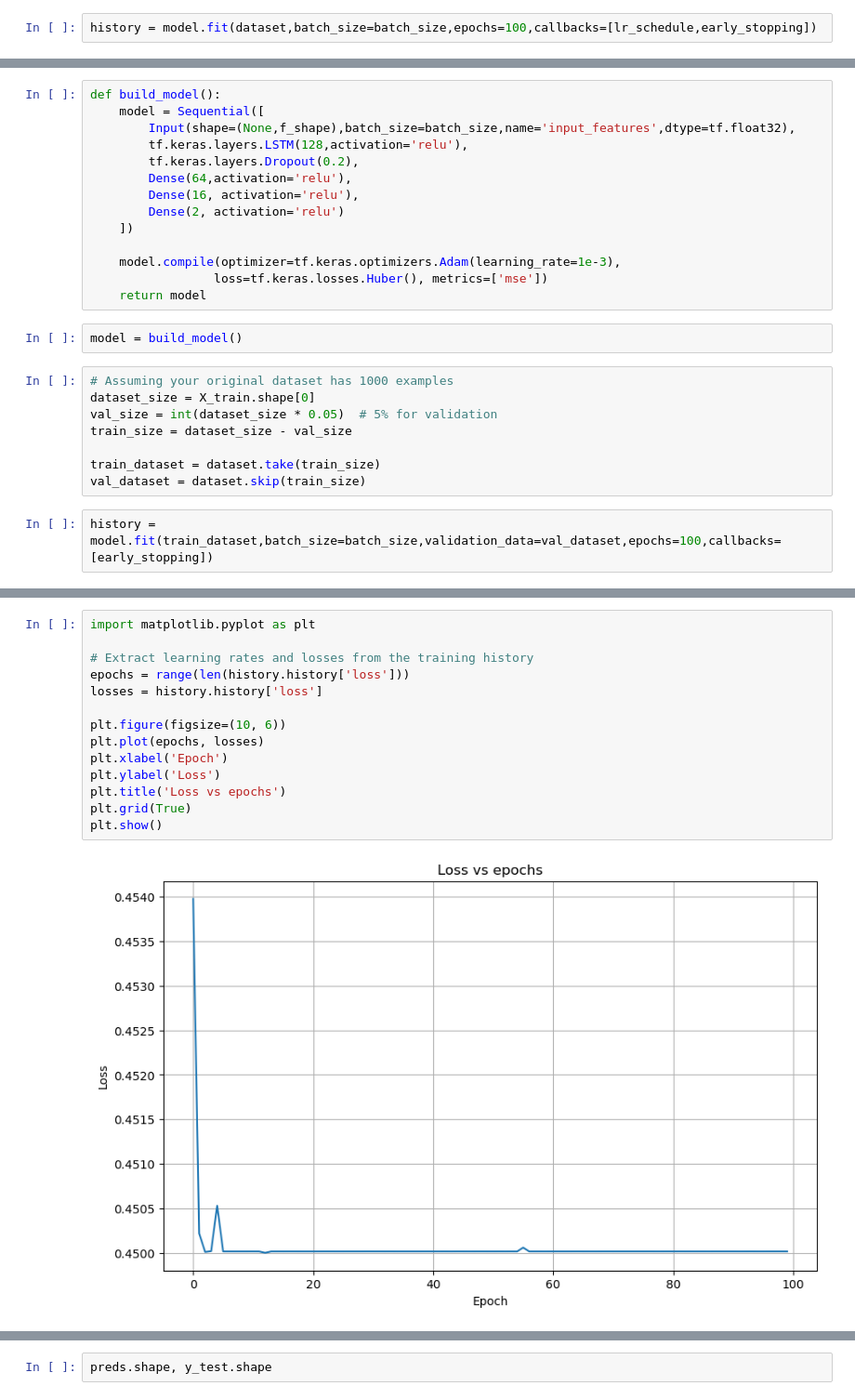
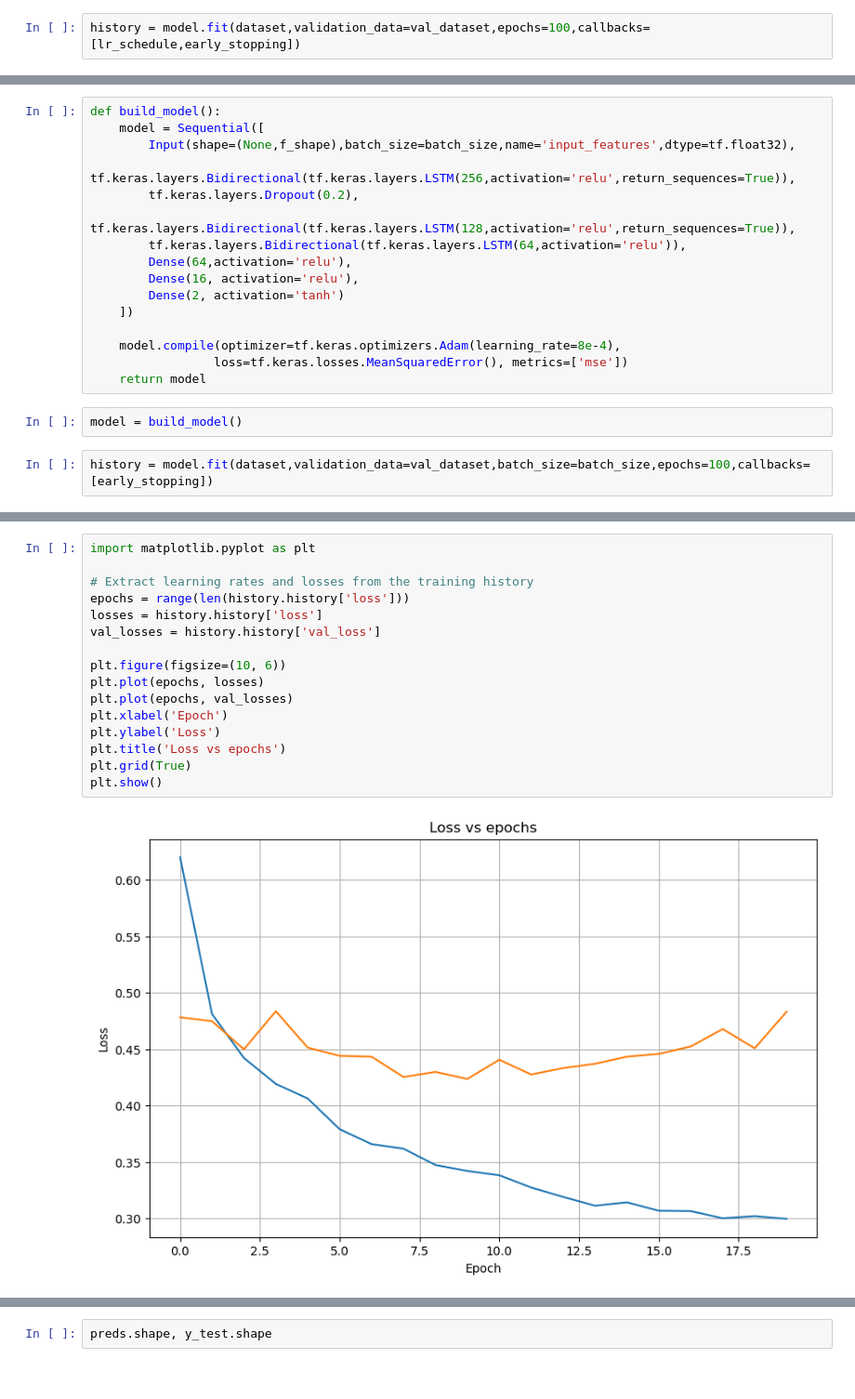
Before and after one commit to BetikuOluwatobi/commonlit-evaluate-student-summaries, a Jupyter notebook: student_summaries.ipynb, the cells around one changed output, grey strips where cells are left out. Shown at 93% size. Saved outputs shown, nothing was run; the diff lists cells and outputs as text.

```diff
--- a/student_summaries.ipynb
+++ b/student_summaries.ipynb
@@ -413,6 +470,6 @@ early_stopping = EarlyStopping(monitor='val_loss', patience=10, restore_best_wei
 lr_schedule = tf.keras.callbacks.LearningRateScheduler(
     lambda epoch: 2e-8 * 10**(epoch / 10))
 # %%
-history = model.fit(dataset,batch_size=batch_size,epochs=100,callbacks=[lr_schedule,early_stopping])
+history = model.fit(dataset,validation_data=val_dataset,epochs=100,callbacks=[lr_schedule,early_stopping])
 # %% [output]
 Epoch 1/100
@@ -452,27 +509,21 @@ plt.show()
 def build_model():
     model = Sequential([
         Input(shape=(None,f_shape),batch_size=batch_size,name='input_features',dtype=tf.float32),
-        tf.keras.layers.LSTM(128,activation='relu'),
+        tf.keras.layers.Bidirectional(tf.keras.layers.LSTM(256,activation='relu',return_sequences=True)),
         tf.keras.layers.Dropout(0.2),
+        tf.keras.layers.Bidirectional(tf.keras.layers.LSTM(128,activation='relu',return_sequences=True)),
+        tf.keras.layers.Bidirectional(tf.keras.layers.LSTM(64,activation='relu')),
         Dense(64,activation='relu'),
         Dense(16, activation='relu'),
-        Dense(2, activation='relu')
+        Dense(2, activation='tanh')
     ])
 
-    model.compile(optimizer=tf.keras.optimizers.Adam(learning_rate=1e-3),
-                 loss=tf.keras.losses.Huber(), metrics=['mse'])
+    model.compile(optimizer=tf.keras.optimizers.Adam(learning_rate=8e-4),
+                 loss=tf.keras.losses.MeanSquaredError(), metrics=['mse'])
     return model
 # %%
 model = build_model()
-# %%
-# Assuming your original dataset has 1000 examples
-dataset_size = X_train.shape[0]
-val_size = int(dataset_size * 0.05)  # 5% for validation
-train_size = dataset_size - val_size
-
-train_dataset = dataset.take(train_size)
-val_dataset = dataset.skip(train_size)
 # %%
-history = model.fit(train_dataset,batch_size=batch_size,validation_data=val_dataset,epochs=100,callbacks=[early_stopping])
+history = model.fit(dataset,validation_data=val_dataset,batch_size=batch_size,epochs=100,callbacks=[early_stopping])
 # %% [output]
 Epoch 1/100
@@ -495,19 +546,21 @@ Epoch 100/100
 # %%
 import matplotlib.pyplot as plt
 
 # Extract learning rates and losses from the training history
 epochs = range(len(history.history['loss']))
 losses = history.history['loss']
+val_losses = history.history['val_loss']
 
 plt.figure(figsize=(10, 6))
 plt.plot(epochs, losses)
+plt.plot(epochs, val_losses)
 plt.xlabel('Epoch')
 plt.ylabel('Loss')
 plt.title('Loss vs epochs')
 plt.grid(True)
 plt.show()
 # %% [output]
-[figure, old version]
+[figure, new version]
 # %%
 val_dataset = tf.data.Dataset.from_tensor_slices((X_test,y_test))
 val_dataset = val_dataset.map(expand_dims,num_parallel_calls=tf.data.AUTOTUNE,deterministic=False)
```
Also changed, not shown: parts of 37 cells of this notebook.
